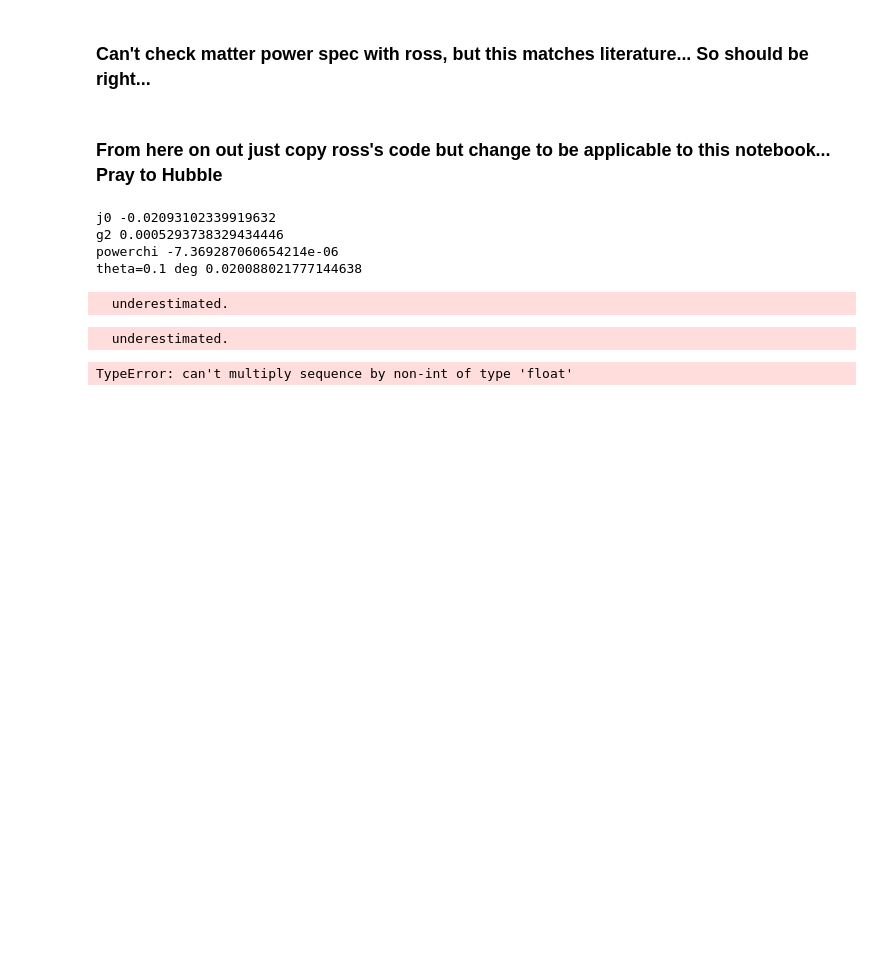
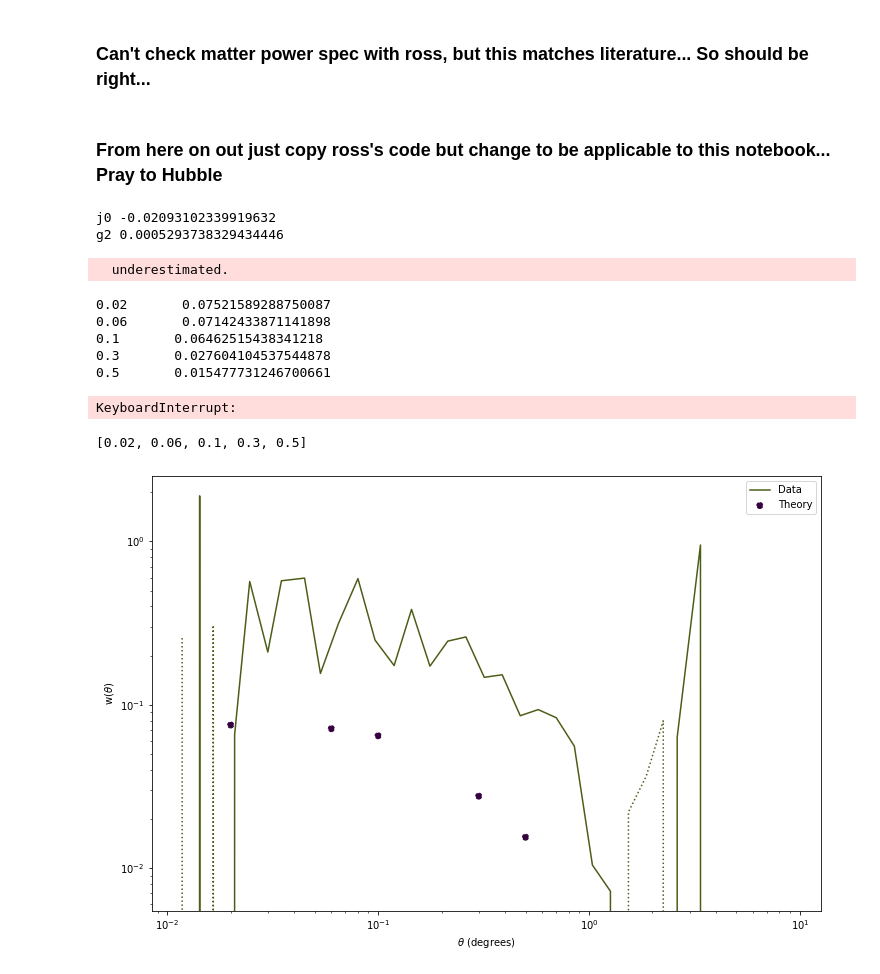
Before and after one commit to MTabbutt/Cosmology, a Jupyter notebook: SNe CrossCorrelations/PanSTARRS X Boss _ Theory Comparison _ 2D_V4_RossComparison.ipynb, the cells around one changed output. Drawn from its saved outputs; the diff is of its cells as text; code cells hidden in the pictures; blank space fills up the shorter version.

```diff
--- a/SNe CrossCorrelations/PanSTARRS X Boss _ Theory Comparison _ 2D_V4_RossComparison.ipynb
+++ b/SNe CrossCorrelations/PanSTARRS X Boss _ Theory Comparison _ 2D_V4_RossComparison.ipynb
@@ -210,8 +210,8 @@ def ggtheta(theta):
     b1=1
     b2=1
     h = .6774
-    integrand = lambda chi: g2(chi)**2 * powerChi(chi,theta)
-    result = ((1.0/h)**3)*b1*b2*scipy.integrate.quad(integrand, chi_min, chi_max, epsrel=10**-12, epsabs=10**-12, limit=5000)
+    integrand = lambda chi: g2(chi)**2 * powerChi(chi, theta) *((1.0/h)**3)*b1*b2
+    result = scipy.integrate.quad(integrand, chi_min, chi_max, epsrel=10**-12, epsabs=10**-12, limit=5000)
     return result[0]
 # %%
 kmin = kh.min()*h
@@ -222,16 +222,13 @@ kk = 0.1
 print ('j0',j0(chi_z(0.5)*kk*0.1*180/np.pi))
 print ('g2',g2(chi_z(0.5)))
 
-print ('powerchi', powerChi(chi_z(0.5),0.1*180/np.pi))
-print ('theta=0.1 deg',ggtheta(0.1*np.pi/180.))
+#print ('powerchi', powerChi(chi_z(0.5),0.1*180/np.pi))
+#print ('theta=0.1 deg',ggtheta(0.1*np.pi/180.))
 #print ('theta=0.5 deg',ggtheta(0.5*np.pi/180.))
 #print ('theta=1.0 deg',ggtheta(1.0*np.pi/180.))
 # %% [output]
 j0 -0.02093102339919632
 g2 0.0005293738329434446
-powerchi -7.369287060654214e-06
-theta=0.1 deg 0.020088021777144638
-  underestimated.
 # %%
 theta_array=[0.02,0.06,0.1,0.3,0.5,0.7,1.0]
 
@@ -244,26 +241,41 @@ for theta in theta_array:
 gg_values
 # %% [output]
   underestimated.
-TypeError: can't multiply sequence by non-int of type 'float'
+0.02       0.07521589288750087
+0.06       0.07142433871141898
+0.1       0.06462515438341218
+0.3       0.027604104537544878
+0.5       0.015477731246700661
+KeyboardInterrupt:
+# %%
+
+gg_values
+
+theta_array = theta_array[:5]
+theta_array
+# %% [output]
+[0.02, 0.06, 0.1, 0.3, 0.5]
 # %%
 PanSTARRS_Data = pd.read_csv('/Users/megantabbutt/CosmologyDataProducts/'
                              + 'PanSTARRS_AutoCorr_Plot_Results_df_100000000.csv', index_col=0)
 
 r_PanSTARRS_Full = np.array(PanSTARRS_Data['r_PanSTARRS_Full'])
 xi_PanSTARRS_Full = np.array(PanSTARRS_Data['xi_PanSTARRS_Full'])
 
 plt.figure(figsize=(12, 8))
 
 plt.plot(r_PanSTARRS_Full, xi_PanSTARRS_Full, color='#4b5d16', label="Data")
 plt.plot(r_PanSTARRS_Full, -xi_PanSTARRS_Full, color='#4b5d16', ls=':')
 
-plt.scatter(theta_values, corr_func_values, color='#36013f', ls="--", label="Theory")
+plt.scatter(theta_array, gg_values, color='#36013f', ls="--", label="Theory")
 
 plt.xscale('log')
 plt.yscale('log', nonposy='clip')
 plt.xlabel(r'$\theta$ (degrees)')
 plt.ylabel(r'w($\theta$)')
 plt.legend(loc='upper right')
 #plt.xlim([0.01,10])
 
 plt.show()
+# %% [output]
+[figure, added]
```
